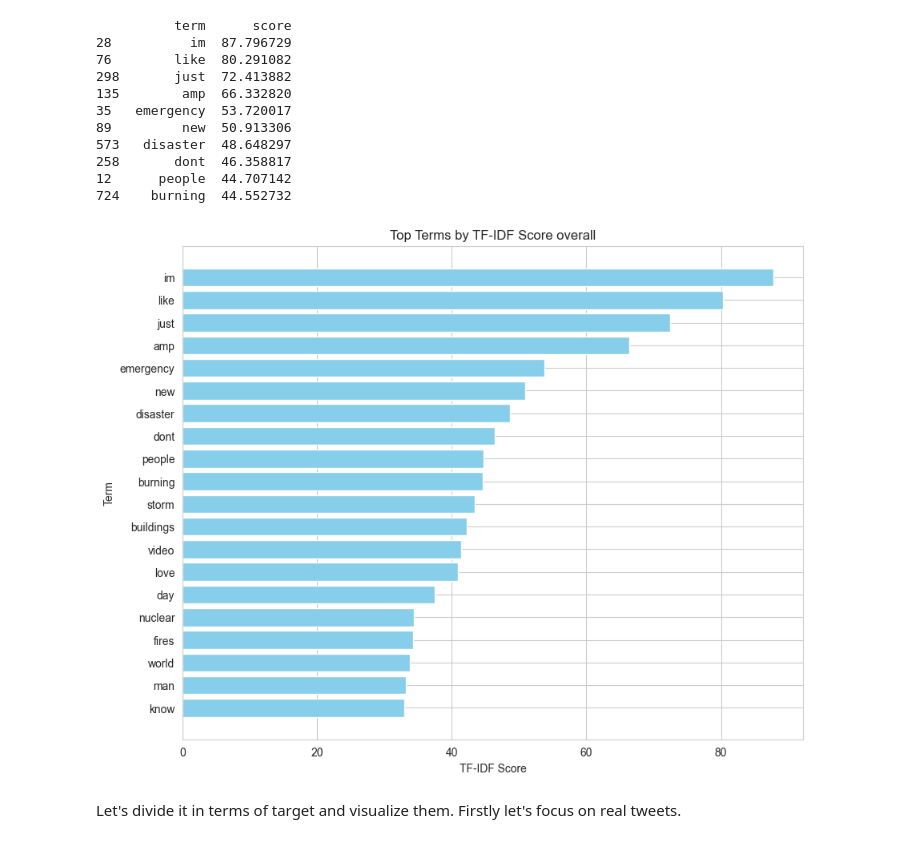
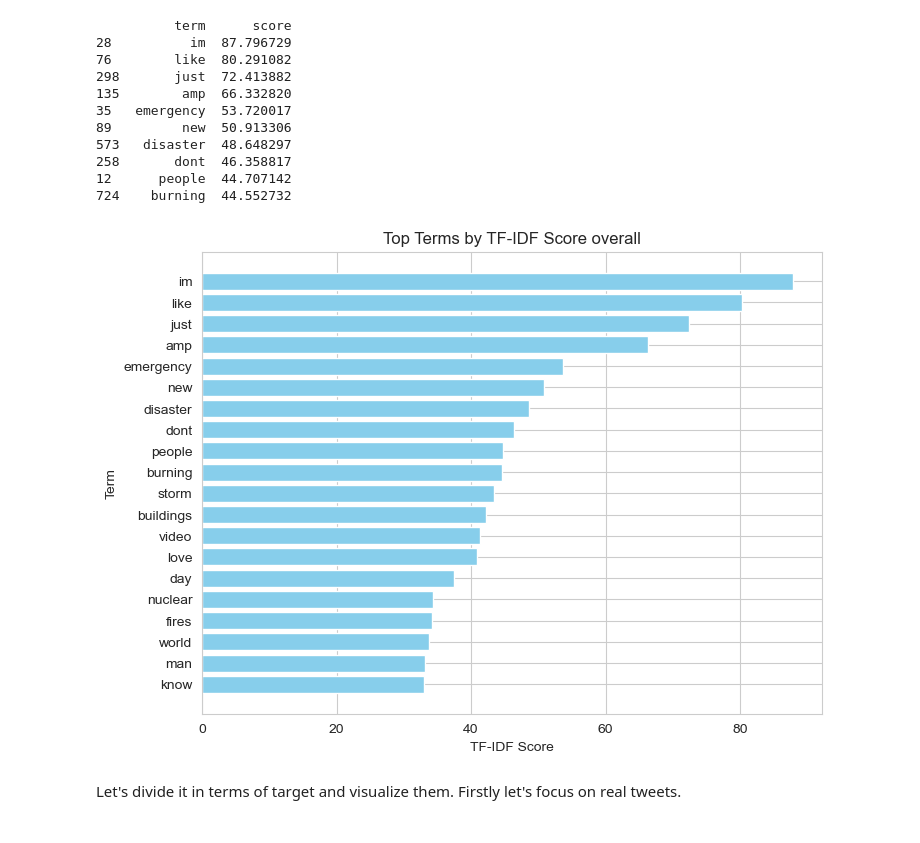
Before and after one commit to katarzynarogalska/DisasterTweets_KaggleCompetition, a Jupyter notebook: notebooks/TweetsEDA.ipynb, the cells around one changed output. Cells and saved outputs as stored; diff of their text form; code cells hidden in the pictures.

```diff
--- a/notebooks/TweetsEDA.ipynb
+++ b/notebooks/TweetsEDA.ipynb
@@ -726,17 +718,17 @@ print(terms_df.head(10))
 # %%
 # Plot the top 20 terms as a bar plot
 top_n = 20
 top_terms_df = terms_df.head(top_n)
 
-plt.figure(figsize=(10, 8))
+plt.figure(figsize=(8, 6))
 plt.barh(top_terms_df['term'], top_terms_df['score'], color='skyblue')
 plt.xlabel('TF-IDF Score')
 plt.ylabel('Term')
 plt.title('Top Terms by TF-IDF Score overall')
 plt.gca().invert_yaxis()
 plt.show()
 # %% [output]
-[figure, old version]
+[figure, new version]
 # %% [markdown]
 Let's divide it in terms of target and visualize them. Firstly let's focus on real tweets.
 # %%
```
Also changed, not shown: parts of 7 cells of this notebook.
